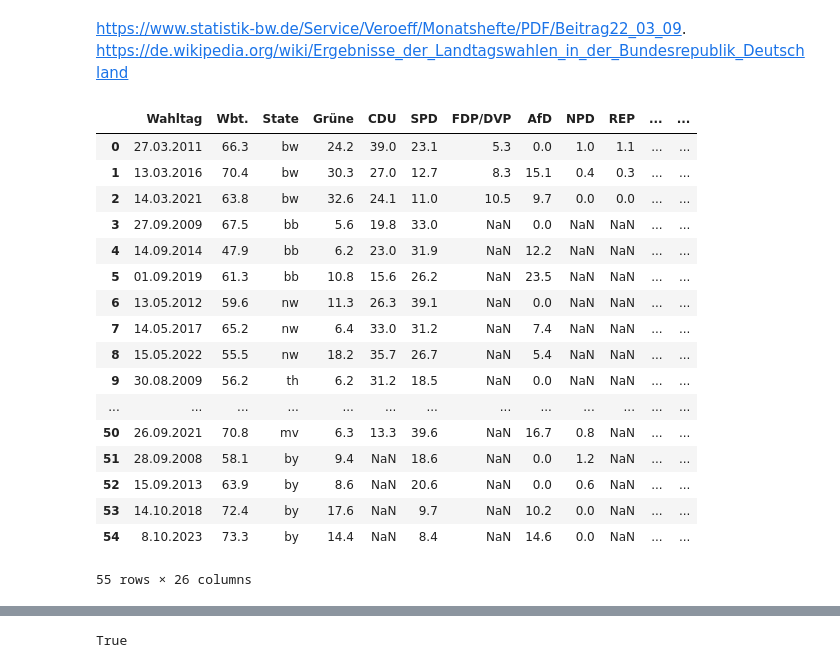
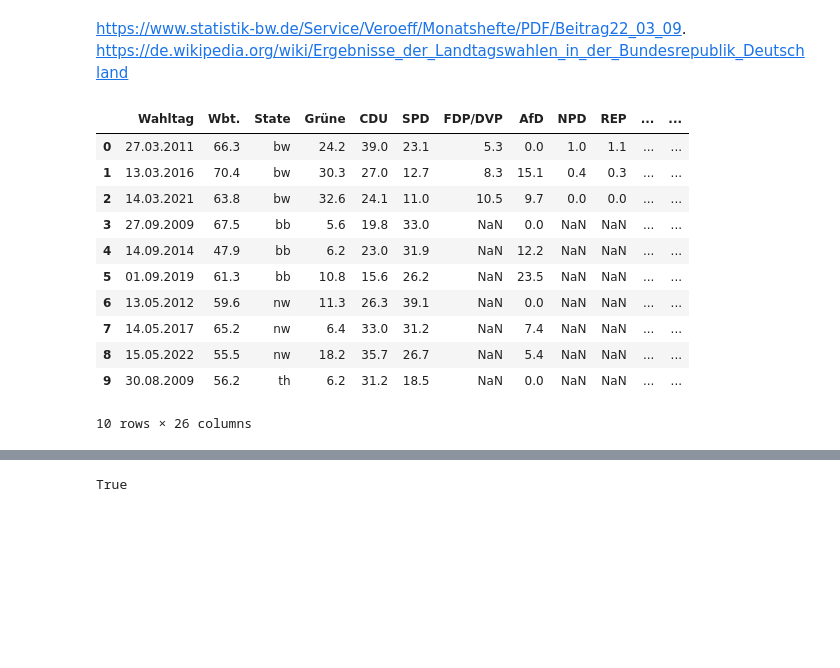
Before and after one commit to JakobUnterholzner/DataLiteracy, a Jupyter notebook: exp/exp_JU_03_PoliticalPartiesAndSurveillance.ipynb, the cells around one changed output, grey strips where cells are left out. Saved outputs shown, nothing was run; the diff lists cells and outputs as text; code cells hidden in the pictures; blank space fills up the shorter version.

```diff
--- a/exp/exp_JU_03_PoliticalPartiesAndSurveillance.ipynb
+++ b/exp/exp_JU_03_PoliticalPartiesAndSurveillance.ipynb
@@ -67,38 +37,32 @@ csv_files = glob.glob('../dat/election_results_per_state/*.csv')
 dfs = []
 # Loop through the list of CSV files
 for filename in csv_files:
     # Read the CSV file
     government = pd.read_csv(filename, header=0)
 
     # Derive the state name from the filename
     state = os.path.basename(filename).replace('.csv', '')
 
     # Insert the new column at the third position (index=2)
     government.insert(2, 'State', state)
 
     # Append the dataframe to the list of dataframes
     dfs.append(government)
 
 # Concatenate all dataframes in the list into a single dataframe
 government = pd.concat(dfs, ignore_index=True)
 
-government
+government.head(10)
 # %% [output]
 |  | Wahltag | Wbt. | State | Grüne | CDU | SPD | FDP/DVP | AfD | NPD | REP | ... | ... |
 | 0 | 27.03.2011 | 66.3 | bw | 24.2 | 39.0 | 23.1 | 5.3 | 0.0 | 1.0 | 1.1 | ... | ... |
 | 1 | 13.03.2016 | 70.4 | bw | 30.3 | 27.0 | 12.7 | 8.3 | 15.1 | 0.4 | 0.3 | ... | ... |
 | 2 | 14.03.2021 | 63.8 | bw | 32.6 | 24.1 | 11.0 | 10.5 | 9.7 | 0.0 | 0.0 | ... | ... |
 | 3 | 27.09.2009 | 67.5 | bb | 5.6 | 19.8 | 33.0 | NaN | 0.0 | NaN | NaN | ... | ... |
 | 4 | 14.09.2014 | 47.9 | bb | 6.2 | 23.0 | 31.9 | NaN | 12.2 | NaN | NaN | ... | ... |
 | 5 | 01.09.2019 | 61.3 | bb | 10.8 | 15.6 | 26.2 | NaN | 23.5 | NaN | NaN | ... | ... |
 | 6 | 13.05.2012 | 59.6 | nw | 11.3 | 26.3 | 39.1 | NaN | 0.0 | NaN | NaN | ... | ... |
 | 7 | 14.05.2017 | 65.2 | nw | 6.4 | 33.0 | 31.2 | NaN | 7.4 | NaN | NaN | ... | ... |
 | 8 | 15.05.2022 | 55.5 | nw | 18.2 | 35.7 | 26.7 | NaN | 5.4 | NaN | NaN | ... | ... |
 | 9 | 30.08.2009 | 56.2 | th | 6.2 | 31.2 | 18.5 | NaN | 0.0 | NaN | NaN | ... | ... |
-| ... | ... | ... | ... | ... | ... | ... | ... | ... | ... | ... | ... | ... |
-| 50 | 26.09.2021 | 70.8 | mv | 6.3 | 13.3 | 39.6 | NaN | 16.7 | 0.8 | NaN | ... | ... |
-| 51 | 28.09.2008 | 58.1 | by | 9.4 | NaN | 18.6 | NaN | 0.0 | 1.2 | NaN | ... | ... |
-| 52 | 15.09.2013 | 63.9 | by | 8.6 | NaN | 20.6 | NaN | 0.0 | 0.6 | NaN | ... | ... |
-| 53 | 14.10.2018 | 72.4 | by | 17.6 | NaN | 9.7 | NaN | 10.2 | 0.0 | NaN | ... | ... |
-| 54 | 8.10.2023 | 73.3 | by | 14.4 | NaN | 8.4 | NaN | 14.6 | 0.0 | NaN | ... | ... |
-55 rows × 26 columns
+10 rows × 26 columns
```
Also changed, not shown: parts of 30 cells of this notebook.
